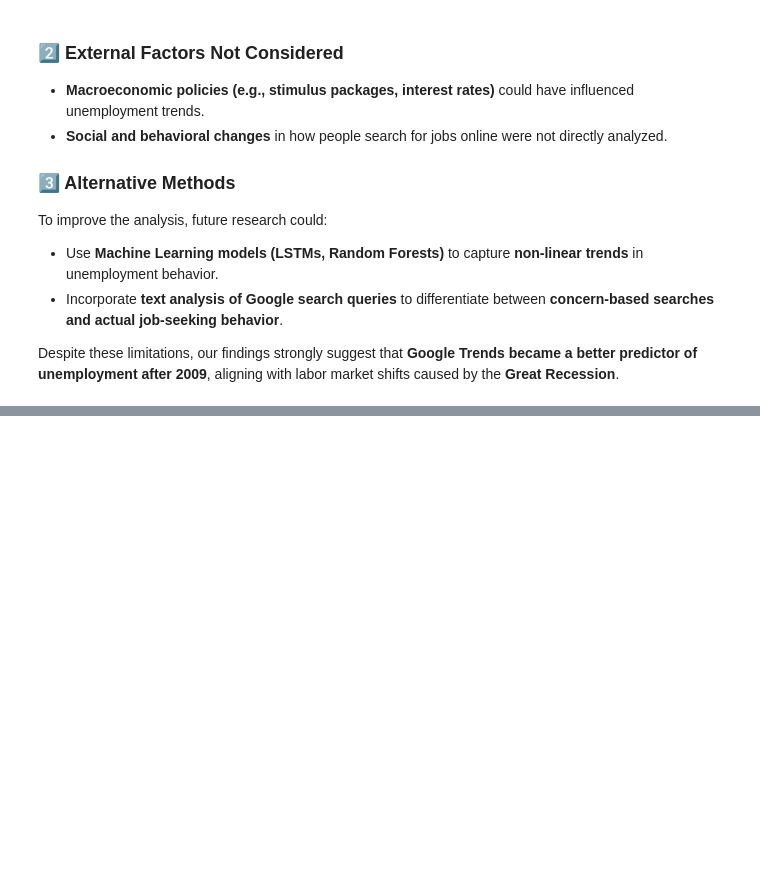
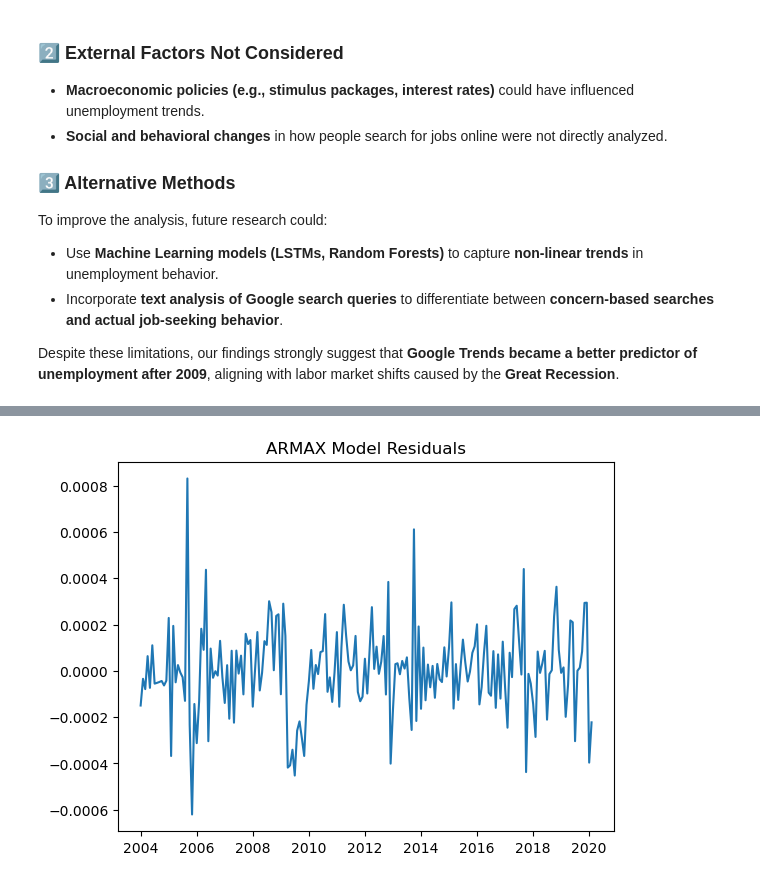
Before and after one commit to ionutnodis/Time-Series-Analysis, a Jupyter notebook: Time-Series-CW_Notebook.ipynb, the cells around one changed output, grey strips where cells are left out. Drawn from its saved outputs; the diff is of its cells as text; code cells hidden in the pictures; blank space fills up the shorter version.

```diff
--- a/Time-Series-CW_Notebook.ipynb
+++ b/Time-Series-CW_Notebook.ipynb
@@ -986,0 +1015,3 @@ Despite these limitations, our findings strongly suggest that **Google Trends be
+# %%
+#Define a dummy variable for the break point
+data['structural_break_dummy'] = (data.index >= break_date).astype(int)
@@ -986,0 +1206,7 @@ Despite these limitations, our findings strongly suggest that **Google Trends be
+# %%
+residuals = model_fit.resid
+plt.plot(residuals)
+plt.title('ARMAX Model Residuals')
+plt.show()
+# %% [output]
+[figure, added]
```
Also changed, not shown: parts of 16 cells of this notebook.
